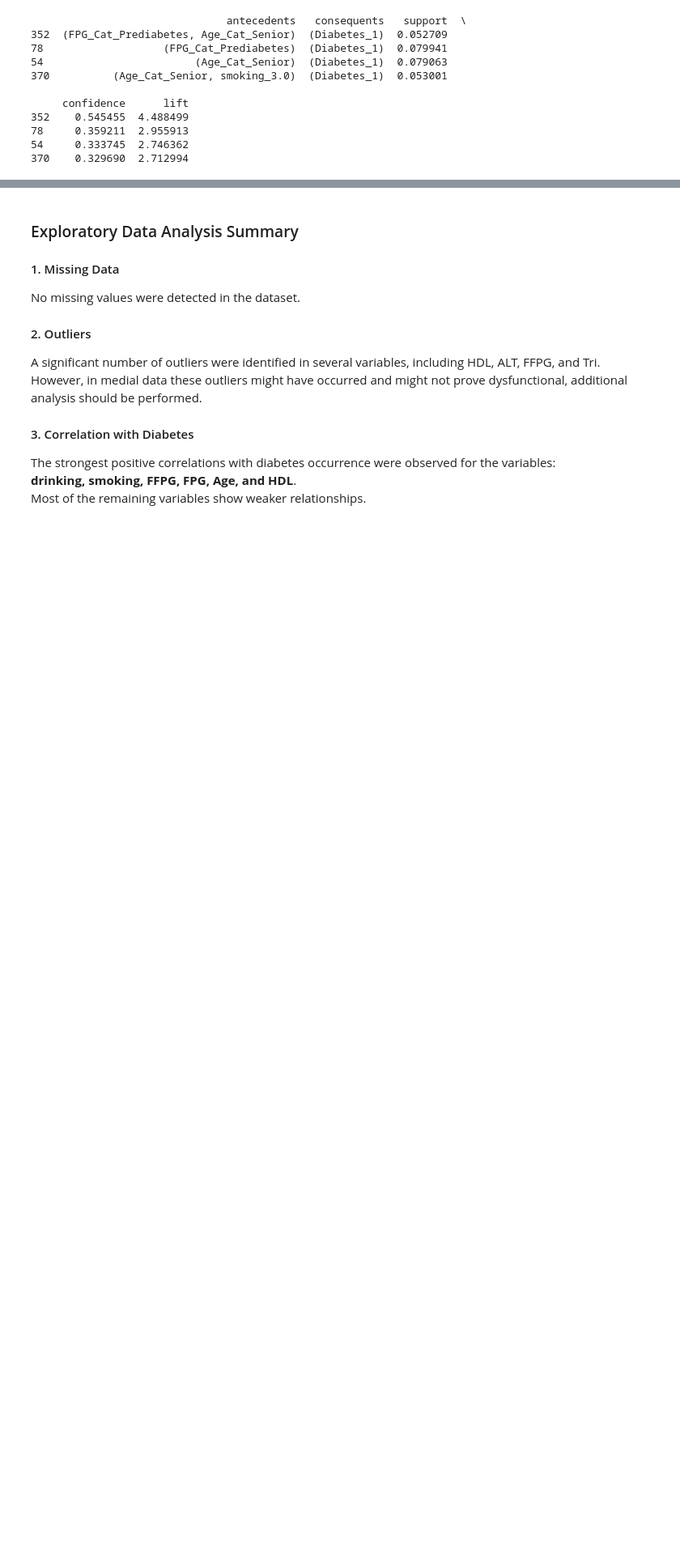
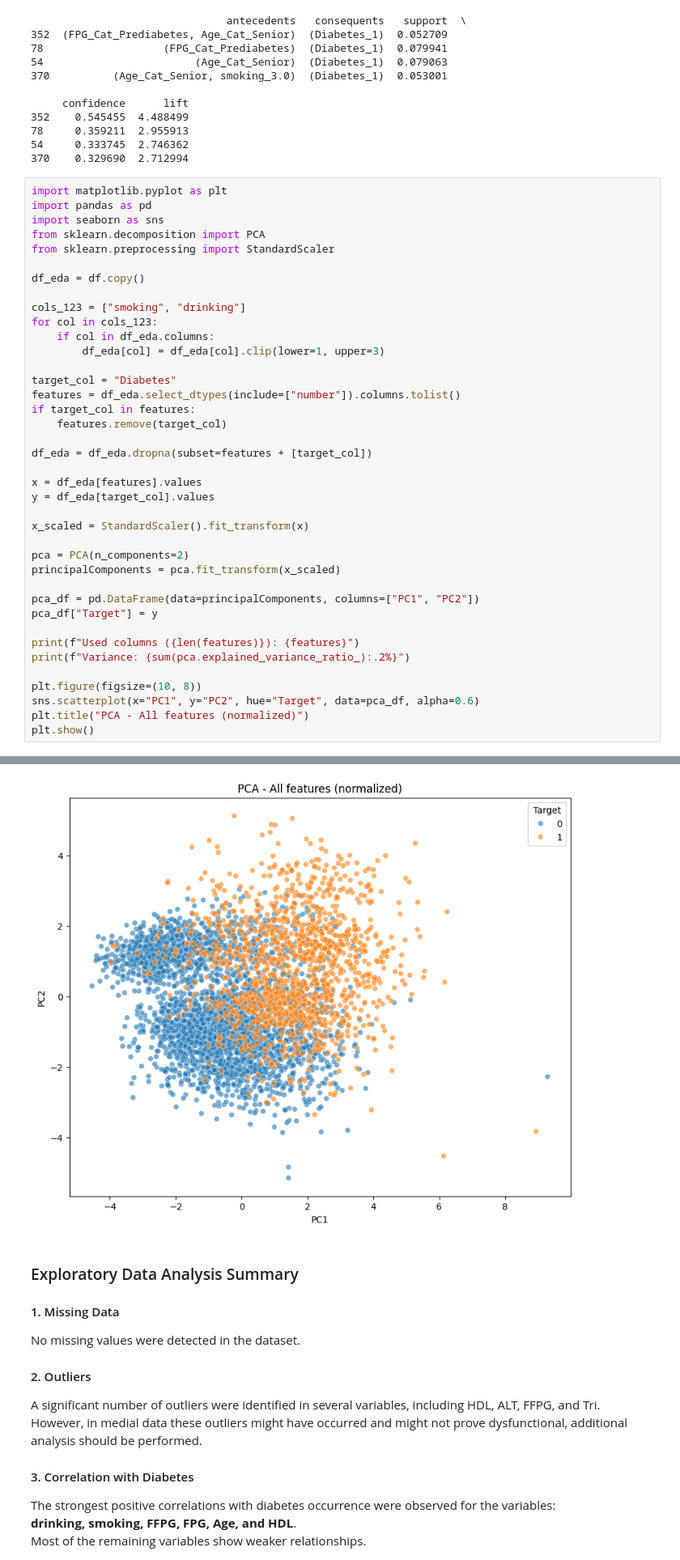
Before and after one commit to OskarRg/type-2-diabetes-analysis, a Jupyter notebook: notebooks/01_exploratory_data_analysis.ipynb, the cells around one changed output, grey strips where cells are left out. Shown at 81% size. Cells and saved outputs as stored; diff of their text form; blank space fills up the shorter version.

```diff
--- a/notebooks/01_exploratory_data_analysis.ipynb
+++ b/notebooks/01_exploratory_data_analysis.ipynb
@@ -386,3 +386,43 @@ print(rules_df[["antecedents", "consequents", "support", "confidence", "lift"]].
 78     0.359211  2.955913
 54     0.333745  2.746362
 370    0.329690  2.712994
+# %%
+import matplotlib.pyplot as plt
+import pandas as pd
+import seaborn as sns
+from sklearn.decomposition import PCA
+from sklearn.preprocessing import StandardScaler
+
+df_eda = df.copy()
+
+cols_123 = ["smoking", "drinking"]
+for col in cols_123:
+    if col in df_eda.columns:
+        df_eda[col] = df_eda[col].clip(lower=1, upper=3)
+
+target_col = "Diabetes"
+features = df_eda.select_dtypes(include=["number"]).columns.tolist()
+if target_col in features:
+    features.remove(target_col)
+
+df_eda = df_eda.dropna(subset=features + [target_col])
+
+x = df_eda[features].values
+y = df_eda[target_col].values
+
+x_scaled = StandardScaler().fit_transform(x)
+
+pca = PCA(n_components=2)
+principalComponents = pca.fit_transform(x_scaled)
+
+pca_df = pd.DataFrame(data=principalComponents, columns=["PC1", "PC2"])
+pca_df["Target"] = y
+
+print(f"Used columns ({len(features)}): {features}")
+print(f"Variance: {sum(pca.explained_variance_ratio_):.2%}")
+
+plt.figure(figsize=(10, 8))
+sns.scatterplot(x="PC1", y="PC2", hue="Target", data=pca_df, alpha=0.6)
+plt.title("PCA - All features (normalized)")
+plt.show()
+# %% [output]
@@ -389,3 +431,4 @@ print(rules_df[["antecedents", "consequents", "support", "confidence", "lift"]].
+[figure, added]
 # %% [markdown]
 ### Exploratory Data Analysis Summary
 
```
Also changed, not shown: parts of 1 cell of this notebook, 1 other file.
